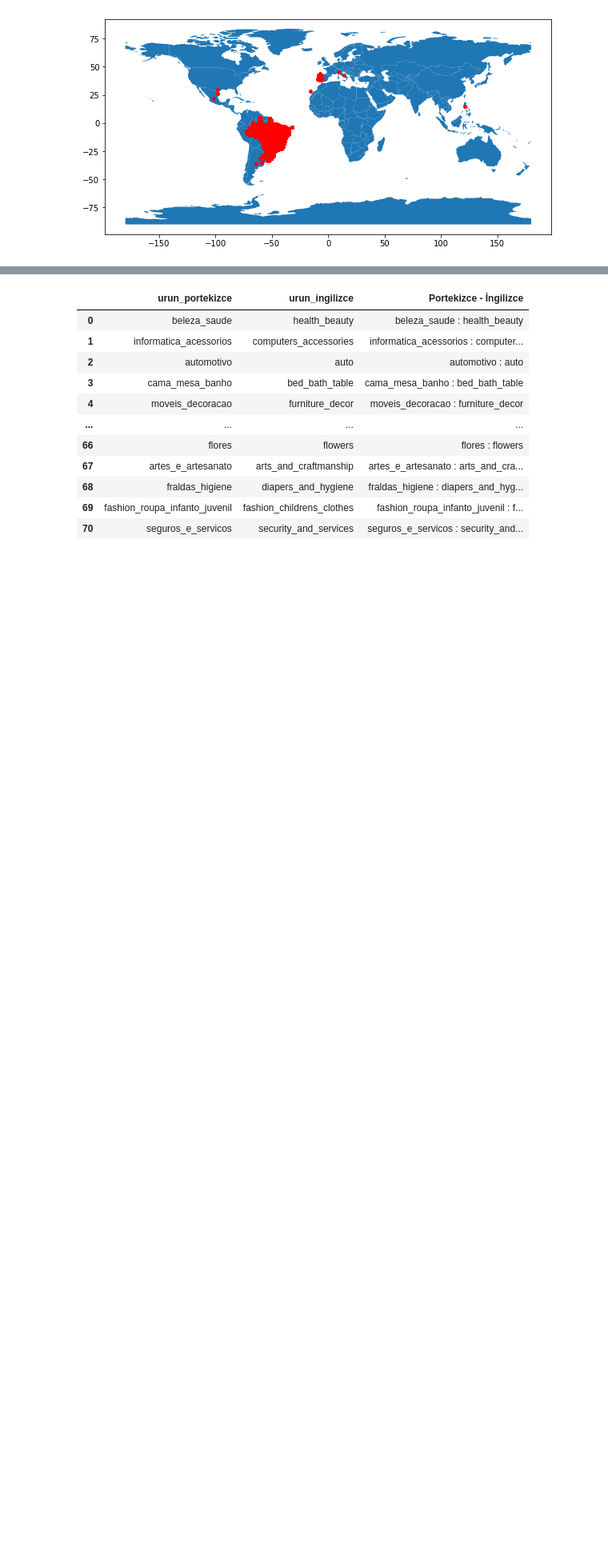
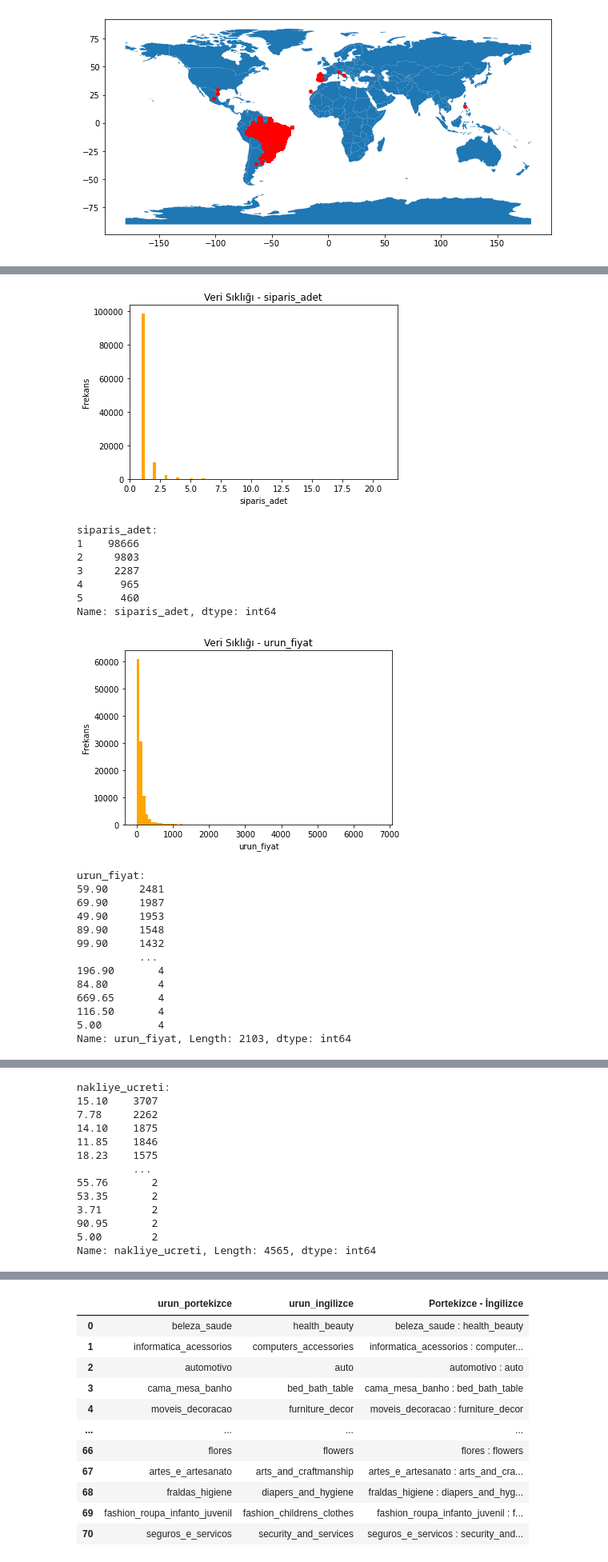
Before and after one commit to sudeokumus/womenintech_python_bitirme_projesi, a Jupyter notebook: ayrintilar.ipynb, the cells around one changed output, grey strips where cells are left out. Shown at 80% size. Saved outputs shown, nothing was run; the diff lists cells and outputs as text; code cells hidden in the pictures; blank space fills up the shorter version.

```diff
--- a/ayrintilar.ipynb
+++ b/ayrintilar.ipynb
@@ -430,0 +612,44 @@ gdf.plot(ax=world.plot(figsize=(10, 6)), marker='o', color='red', markersize=15)
+# %%
+def plotHistogram(degisken, n=5):
+  """
+    Girdi: Değişken/sütun ismi
+    Çıktı: İlgili değişkenin histogramı
+  """
+  veri = items_data[degisken]
+  veri_sayma = veri.value_counts()
+  veri_sayma = veri_sayma[:n] #İlk n tanesini almak içi
+  plt.figure()
+  plt.hist(items_data[degisken], bins = 85, color = "orange") #bins -> aralık, biz 85 olsun dedik
+  plt.xlabel(degisken)
+  plt.ylabel("Frekans")
+  plt.title(f"Veri Sıklığı - {degisken}")
+  plt.show()
+  print(f"{degisken}:\n{veri_sayma}")
+
+sayısal_degisken = ["siparis_adet", "urun_fiyat", "nakliye_ucreti"]
+
+for i in sayısal_degisken:
+  plotHistogram(i)
+# %% [output]
+[figure, added]
+siparis_adet:
+1    98666
+2     9803
+3     2287
+4      965
+5      460
+Name: siparis_adet, dtype: int64
+[figure, added]
+urun_fiyat:
+59.90     2481
+69.90     1987
+49.90     1953
+89.90     1548
+99.90     1432
+          ...
+196.90       4
+84.80        4
+669.65       4
+116.50       4
+5.00         4
+Name: urun_fiyat, Length: 2103, dtype: int64
@@ -430,0 +657,13 @@ gdf.plot(ax=world.plot(figsize=(10, 6)), marker='o', color='red', markersize=15)
+nakliye_ucreti:
+15.10    3707
+7.78     2262
+14.10    1875
+11.85    1846
+18.23    1575
+         ...
+55.76       2
+53.35       2
+3.71        2
+90.95       2
+5.00        2
+Name: nakliye_ucreti, Length: 4565, dtype: int64
```
Also changed, not shown: parts of 39 cells of this notebook.
